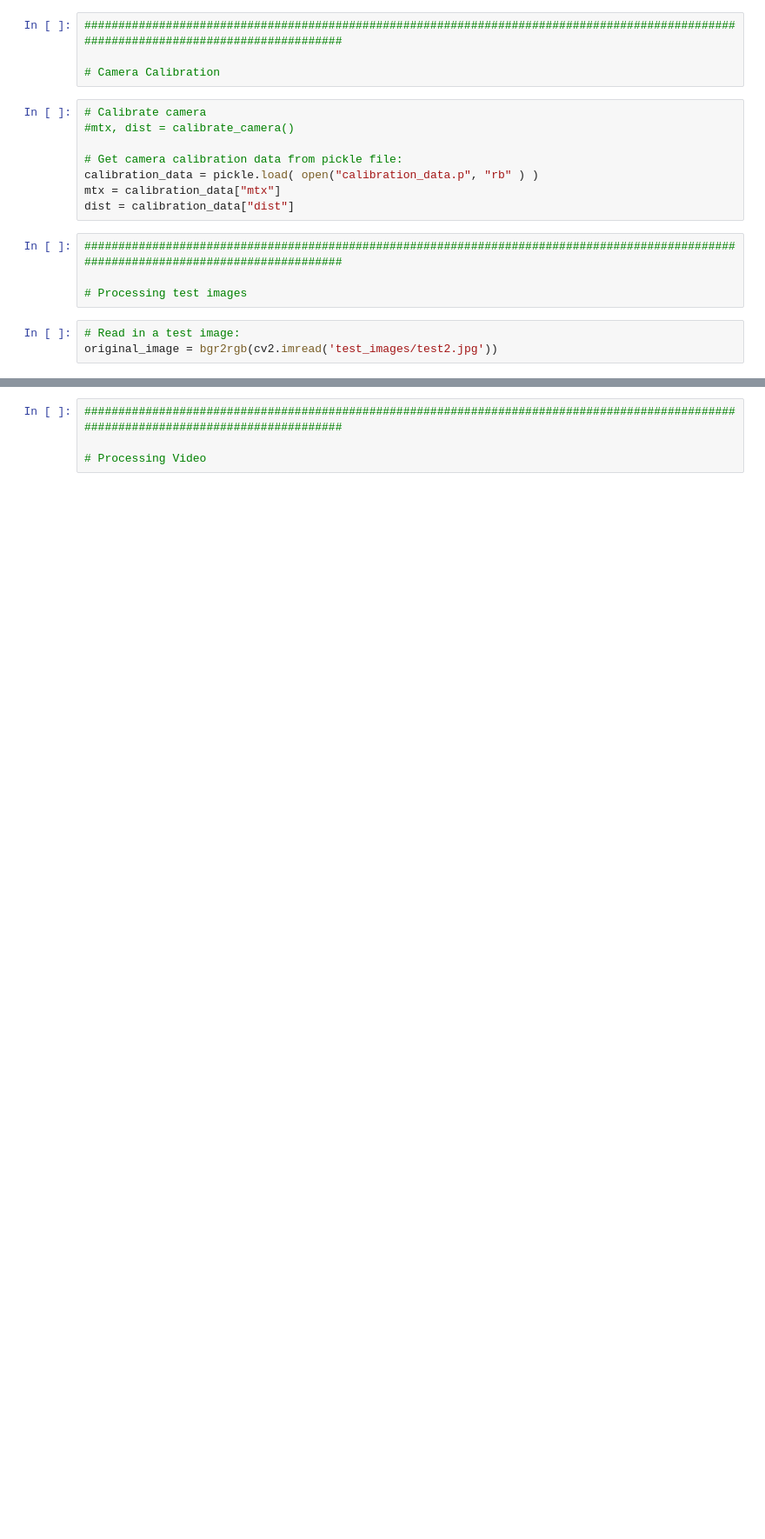
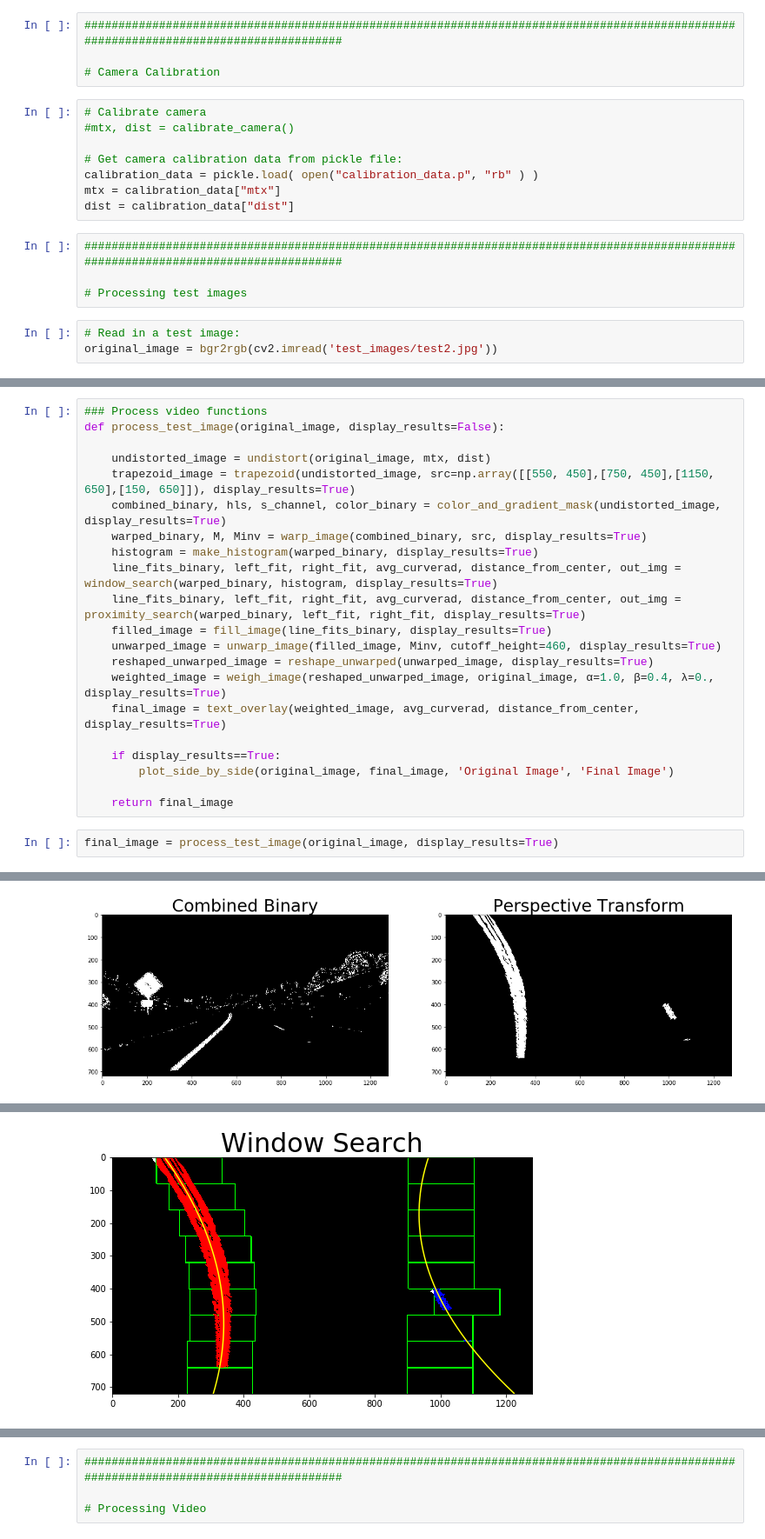
Before and after one commit to tyler-lewis-udacity/Advanced_Lane_Finding, a Jupyter notebook: P4_advanced_lane_finding.ipynb, the cells around one changed output, grey strips where cells are left out. Shown at 87% size. Drawn from its saved outputs; the diff is of its cells as text; blank space fills up the shorter version.

```diff
--- a/P4_advanced_lane_finding.ipynb
+++ b/P4_advanced_lane_finding.ipynb
@@ -649,0 +639,24 @@ final_image = text_overlay(weighted_image, avg_curverad, distance_from_center)
+# %%
+### Process video functions
+def process_test_image(original_image, display_results=False):
+
+    undistorted_image = undistort(original_image, mtx, dist)
+    trapezoid_image = trapezoid(undistorted_image, src=np.array([[550, 450],[750, 450],[1150, 650],[150, 650]]), display_results=True)
+    combined_binary, hls, s_channel, color_binary = color_and_gradient_mask(undistorted_image, display_results=True)
+    warped_binary, M, Minv = warp_image(combined_binary, src, display_results=True)
+    histogram = make_histogram(warped_binary, display_results=True)
+    line_fits_binary, left_fit, right_fit, avg_curverad, distance_from_center, out_img = window_search(warped_binary, histogram, display_results=True)
+    line_fits_binary, left_fit, right_fit, avg_curverad, distance_from_center, out_img = proximity_search(warped_binary, left_fit, right_fit, display_results=True)
+    filled_image = fill_image(line_fits_binary, display_results=True)
+    unwarped_image = unwarp_image(filled_image, Minv, cutoff_height=460, display_results=True)
+    reshaped_unwarped_image = reshape_unwarped(unwarped_image, display_results=True)
+    weighted_image = weigh_image(reshaped_unwarped_image, original_image, α=1.0, β=0.4, λ=0., display_results=True)
+    final_image = text_overlay(weighted_image, avg_curverad, distance_from_center, display_results=True)
+
+    if display_results==True:
+        plot_side_by_side(original_image, final_image, 'Original Image', 'Final Image')
+
+    return final_image
+# %%
+final_image = process_test_image(original_image, display_results=True)
+# %% [output]
@@ -649,0 +665 @@ final_image = text_overlay(weighted_image, avg_curverad, distance_from_center)
+[figure, added]
@@ -649,0 +667 @@ final_image = text_overlay(weighted_image, avg_curverad, distance_from_center)
+[figure, added]
```
Also changed, not shown: parts of 17 cells of this notebook.
